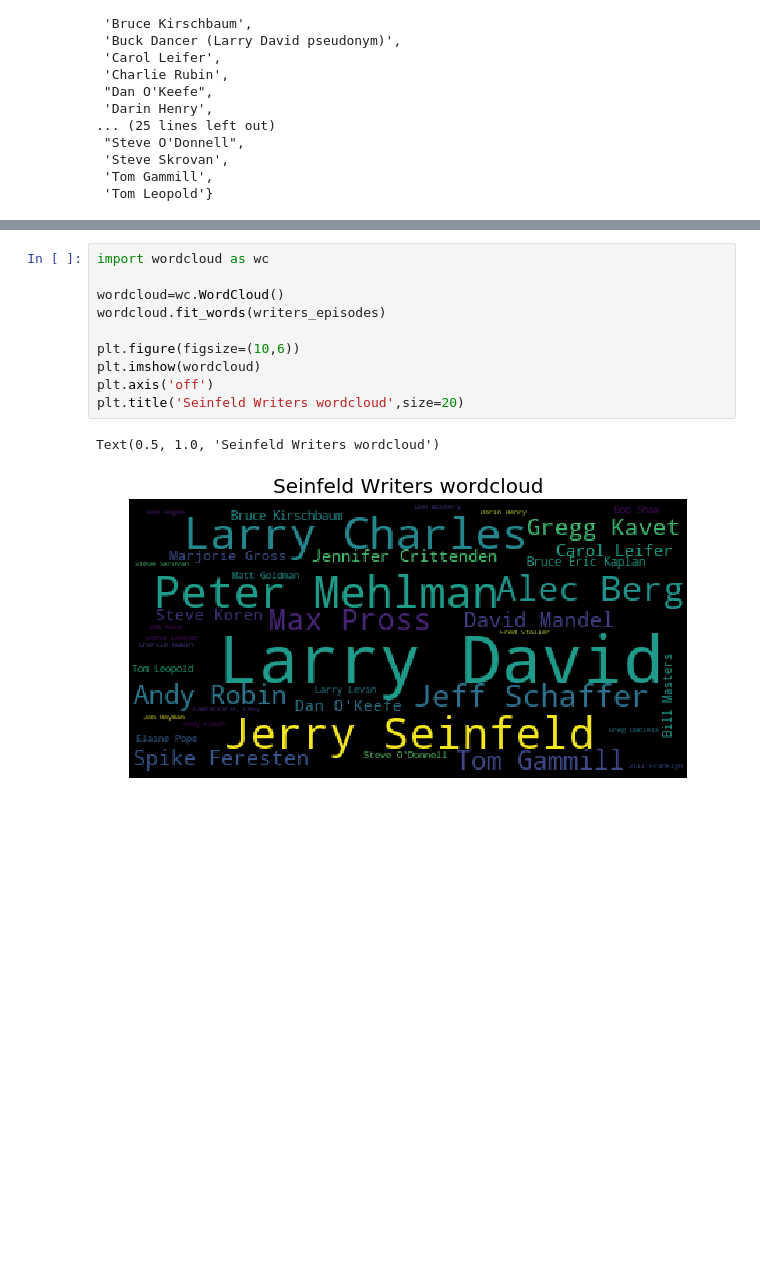
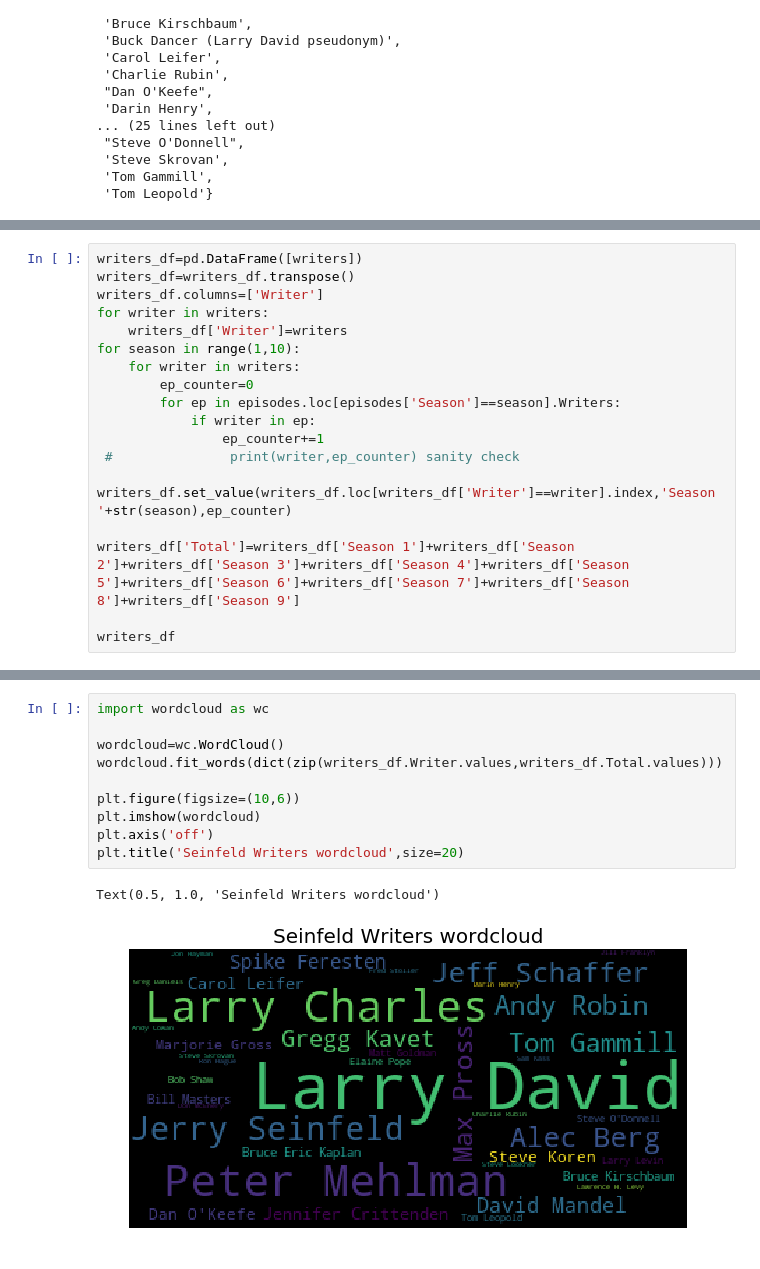
Before and after one commit to ktzioumis/The-Seinfeld, a Jupyter notebook: student.ipynb, the cells around one changed output, grey strips where cells are left out. Drawn from its saved outputs; the diff is of its cells as text; blank space fills up the shorter version.

```diff
--- a/student.ipynb
+++ b/student.ipynb
@@ -290,3 +286,21 @@ writers_episodes
  'Peter Mehlman': 19,
  'Charlie Rubin': 1,
  'Jill Franklyn': 1}
+# %%
+writers_df=pd.DataFrame([writers])
+writers_df=writers_df.transpose()
+writers_df.columns=['Writer']
+for writer in writers:
+    writers_df['Writer']=writers
+for season in range(1,10):
+    for writer in writers:
+        ep_counter=0
+        for ep in episodes.loc[episodes['Season']==season].Writers:
+            if writer in ep:
+                ep_counter+=1
+ #               print(writer,ep_counter) sanity check
+        writers_df.set_value(writers_df.loc[writers_df['Writer']==writer].index,'Season '+str(season),ep_counter)
+
+writers_df['Total']=writers_df['Season 1']+writers_df['Season 2']+writers_df['Season 3']+writers_df['Season 4']+writers_df['Season 5']+writers_df['Season 6']+writers_df['Season 7']+writers_df['Season 8']+writers_df['Season 9']
+
+writers_df
@@ -303,13 +373,13 @@ plt.show()
 # %%
 import wordcloud as wc
 
 wordcloud=wc.WordCloud()
-wordcloud.fit_words(writers_episodes)
+wordcloud.fit_words(dict(zip(writers_df.Writer.values,writers_df.Total.values)))
 
 plt.figure(figsize=(10,6))
 plt.imshow(wordcloud)
 plt.axis('off')
 plt.title('Seinfeld Writers wordcloud',size=20)
 # %% [output]
 Text(0.5, 1.0, 'Seinfeld Writers wordcloud')
-[figure, old version]
+[figure, new version]
```
Also changed, not shown: parts of 15 cells of this notebook.
